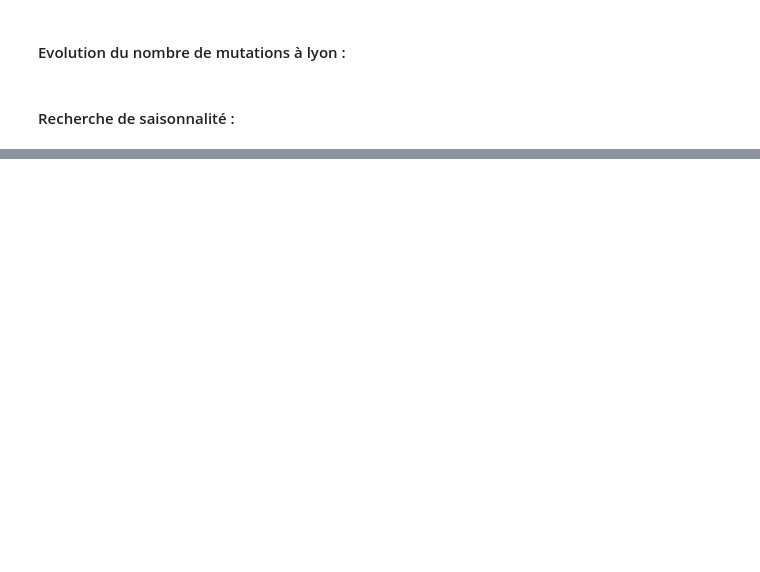
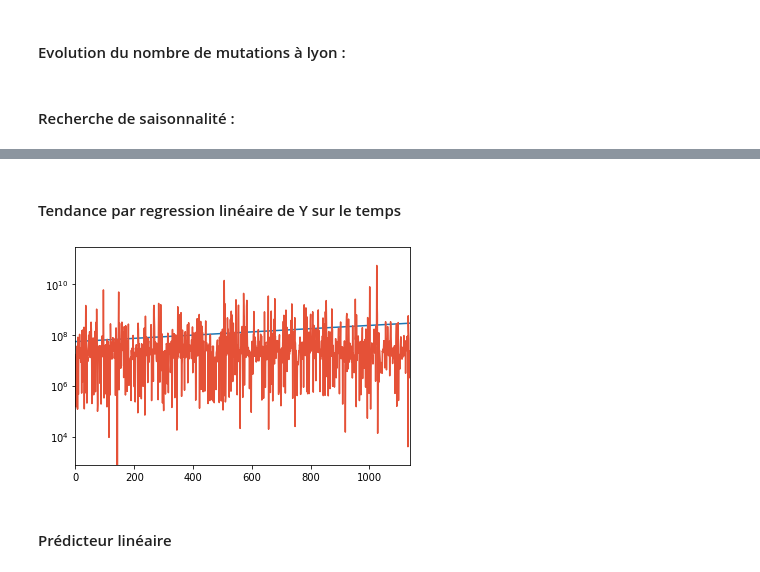
Before and after one commit to laurentgagliardi/dvf_2017-20, a Jupyter notebook: scripts/jupyter_notebook/DVF_analysis.ipynb, the cells around one changed output, grey strips where cells are left out. Drawn from its saved outputs; the diff is of its cells as text; code cells hidden in the pictures; blank space fills up the shorter version.

```diff
--- a/scripts/jupyter_notebook/DVF_analysis.ipynb
+++ b/scripts/jupyter_notebook/DVF_analysis.ipynb
@@ -136,0 +231,19 @@ fig.show()
+# %% [markdown]
+#### Tendance par regression linéaire de Y sur le temps
+# %%
+y = df_tsa_sum['Valeur fonciere']
+X = np.ones((len(y), 2))
+X[:,1] = np.arange(0,len(y))
+reg = OLS(y,X)
+results = reg.fit()
+results.params
+
+fig = abline_plot(model_results=results)
+ax = fig.axes[0]
+ax.plot(X[:,1], y, 'b', color = '#E55137')
+ax.margins(.1)
+ax.set_yscale('log')
+# %% [output]
+[figure, added]
+# %% [markdown]
+#### Prédicteur linéaire
```
Also changed, not shown: parts of 27 cells of this notebook, 6 other files.
